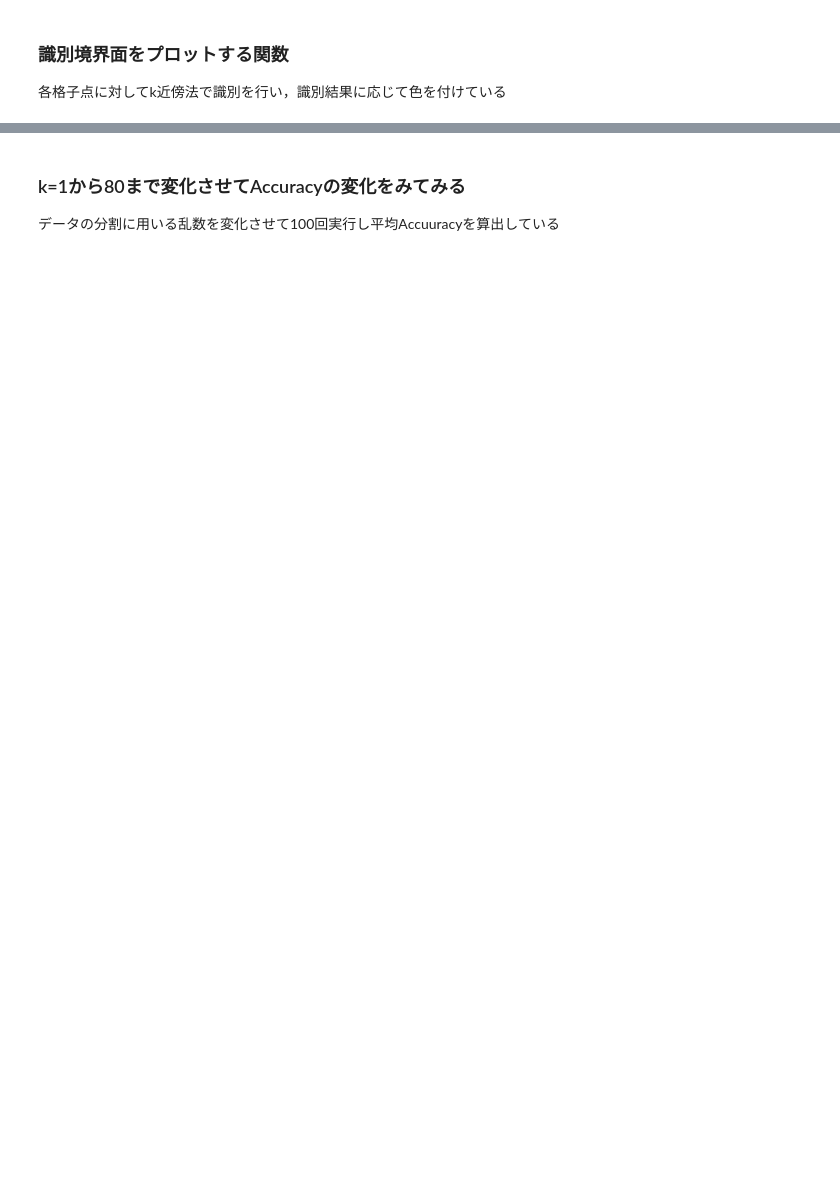
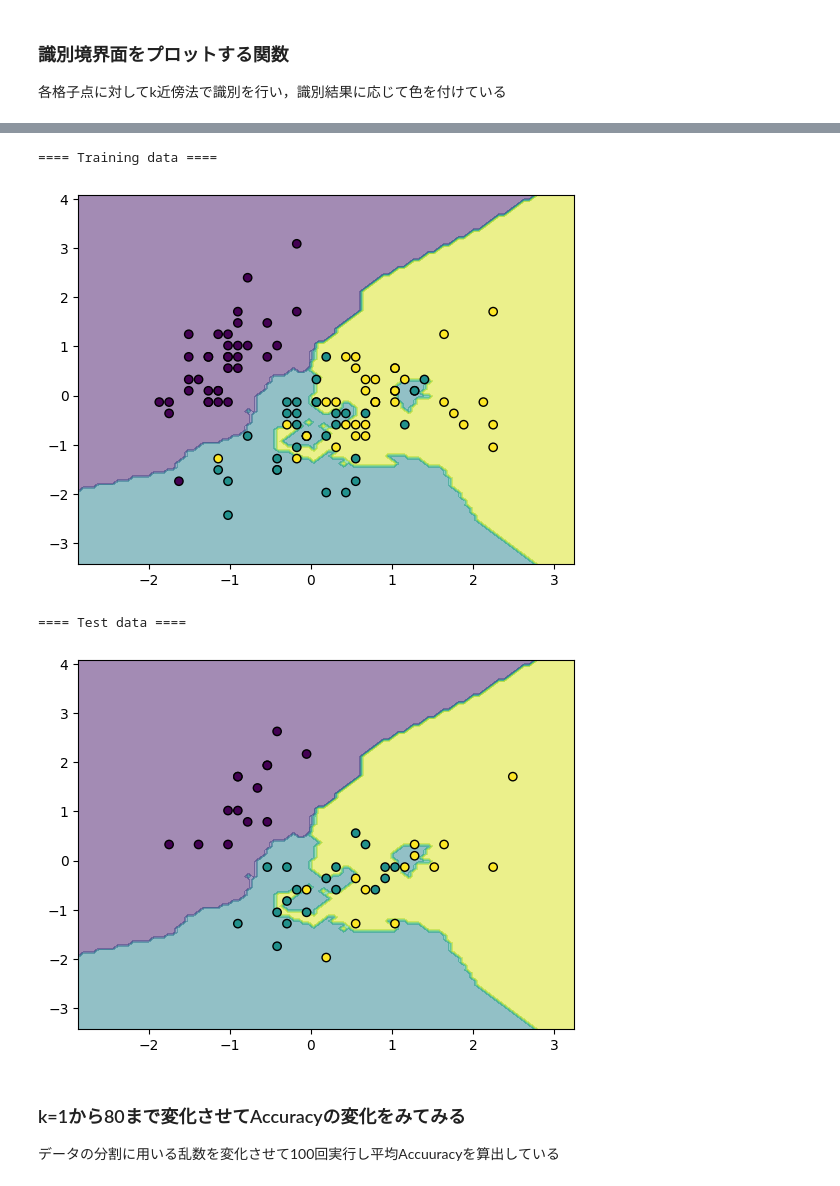
Before and after one commit to f-ken351/AIcourse2025, a Jupyter notebook: ch4-2.ipynb, the cells around one changed output, grey strips where cells are left out. Saved outputs shown, nothing was run; the diff lists cells and outputs as text; code cells hidden in the pictures; blank space fills up the shorter version.

```diff
--- a/ch4-2.ipynb
+++ b/ch4-2.ipynb
@@ -116,3 +121,20 @@ plot_decision_boundary()
+# %%
+from sklearn.inspection import DecisionBoundaryDisplay
+
+print("==== Training data ====")
+display = DecisionBoundaryDisplay.from_estimator(knn, X_train, response_method="predict", alpha=0.5)
+display.ax_.scatter(X_train[:, 0], X_train[:, 1], c=y_train, edgecolor="black")
+plt.show()
+
+print("==== Test data ====")
+display = DecisionBoundaryDisplay.from_estimator(knn, X_train, response_method="predict", alpha=0.5)
+display.ax_.scatter(X_test[:, 0], X_test[:, 1], c=y_test, edgecolor="black")
+plt.show()
+# %% [output]
+==== Training data ====
+[figure, added]
+==== Test data ====
+[figure, added]
 # %% [markdown]
 ### k=1から80まで変化させてAccuracyの変化をみてみる
 データの分割に用いる乱数を変化させて100回実行し平均Accuuracyを算出している
```
Also changed, not shown: parts of 6 cells of this notebook.
